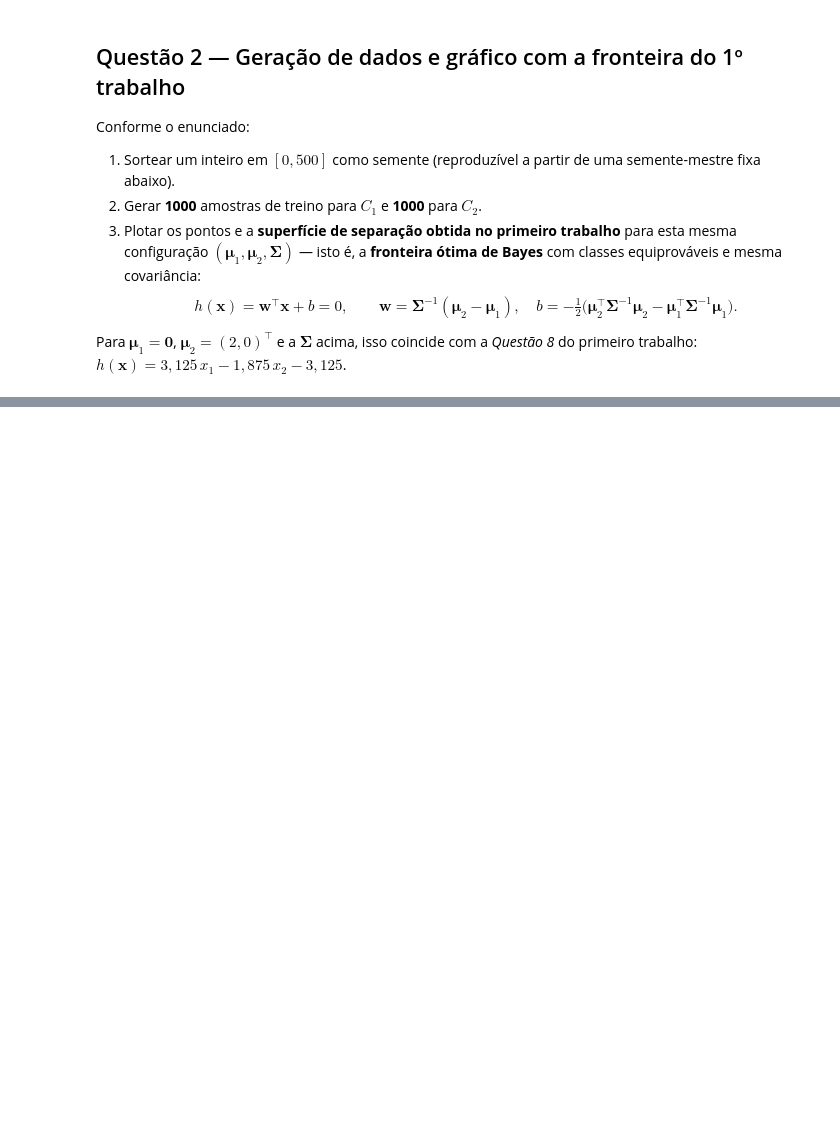
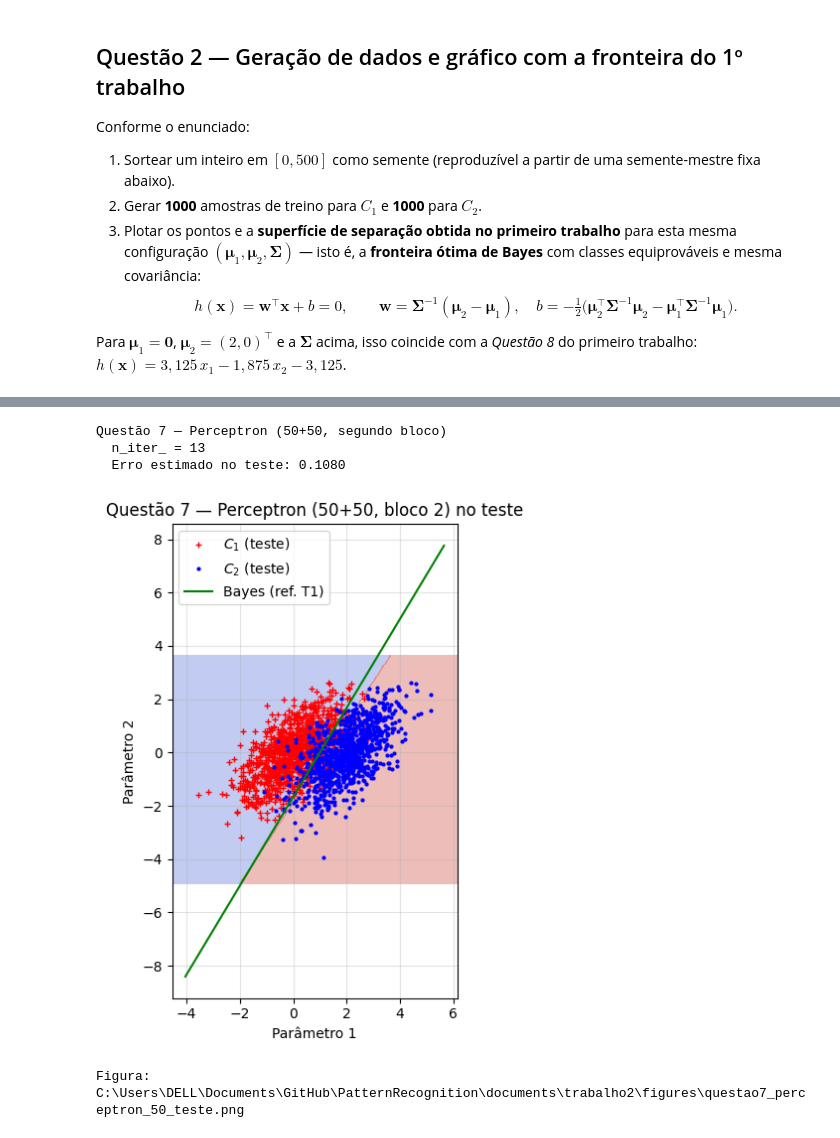
Before and after one commit to Jakson-Almeida/PatternRecognition, a Jupyter notebook: Bayes/Trabalho2_ReconhecimentoPadroes.ipynb, the cells around one changed output, grey strips where cells are left out. Drawn from its saved outputs; the diff is of its cells as text; code cells hidden in the pictures; blank space fills up the shorter version.

```diff
--- a/Bayes/Trabalho2_ReconhecimentoPadroes.ipynb
+++ b/Bayes/Trabalho2_ReconhecimentoPadroes.ipynb
@@ -90,0 +287,59 @@ print(f"Figura salva em: {out.resolve()}")
+# %%
+# Questão 7 — outro bloco 50+50 (disjunto da Q6)
+idx1_q7 = perm1[50:100]
+idx2_q7 = perm2[50:100]
+
+X1_q7 = X1[idx1_q7]
+X2_q7 = X2[idx2_q7]
+X_train_q7 = np.vstack([X1_q7, X2_q7])
+y_train_q7 = np.concatenate([np.zeros(50, dtype=int), np.ones(50, dtype=int)])
+
+clf_q7 = Perceptron(
+    penalty=None,
+    alpha=0.0,
+    max_iter=5000,
+    tol=1e-4,
+    shuffle=True,
+    eta0=0.1,
+    random_state=0,
+    early_stopping=False,
+)
+clf_q7.fit(X_train_q7, y_train_q7)
+pred_q7 = clf_q7.predict(X_test)
+err_q7 = 1.0 - accuracy_score(y_test, pred_q7)
+
+print("Questão 7 — Perceptron (50+50, segundo bloco)")
+print(f"  n_iter_ = {clf_q7.n_iter_}")
+print(f"  Erro estimado no teste: {err_q7:.4f}")
+
+fig, ax = plt.subplots(figsize=(7.0, 6.2))
+DecisionBoundaryDisplay.from_estimator(
+    clf_q7,
+    X_test,
+    response_method="predict",
+    cmap="coolwarm",
+    alpha=0.35,
+    ax=ax,
+    grid_resolution=250,
+)
+ax.plot(X1_test[:, 0], X1_test[:, 1], "r+", markersize=4, label="$C_1$ (teste)")
+ax.plot(X2_test[:, 0], X2_test[:, 1], "b.", markersize=4, label="$C_2$ (teste)")
+x1b = np.linspace(X_test[:, 0].min() - 0.5, X_test[:, 0].max() + 0.5, 300)
+x2b = -(w[0] * x1b + b) / w[1]
+ax.plot(x1b, x2b, "g-", linewidth=1.5, label="Bayes (ref. T1)")
+ax.set_xlabel("Parâmetro 1")
+ax.set_ylabel("Parâmetro 2")
+ax.set_title("Questão 7 — Perceptron (50+50, bloco 2) no teste")
+ax.grid(True, alpha=0.35)
+ax.set_aspect("equal", adjustable="box")
+ax.legend(loc="best")
+out7 = FIG_DIR / "questao7_perceptron_50_teste.png"
+plt.savefig(out7, dpi=180, bbox_inches="tight")
+plt.show()
+print(f"Figura: {out7.resolve()}")
+# %% [output]
+Questão 7 — Perceptron (50+50, segundo bloco)
+  n_iter_ = 13
+  Erro estimado no teste: 0.1080
+[figure, added]
+Figura: C:\Users\DELL\Documents\GitHub\PatternRecognition\documents\trabalho2\figures\questao7_perceptron_50_teste.png
```
Also changed, not shown: parts of 31 cells of this notebook, 12 other files.
